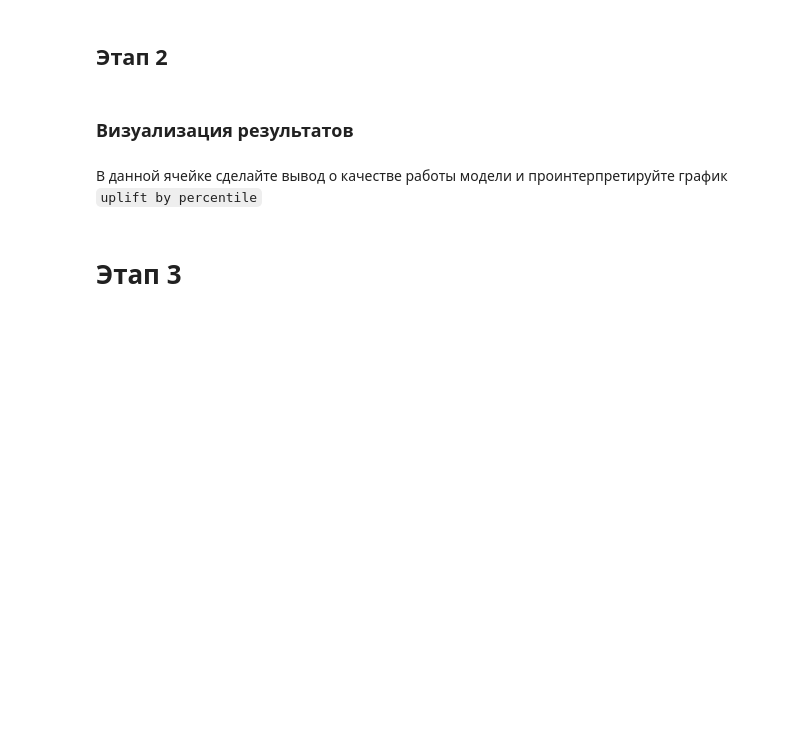
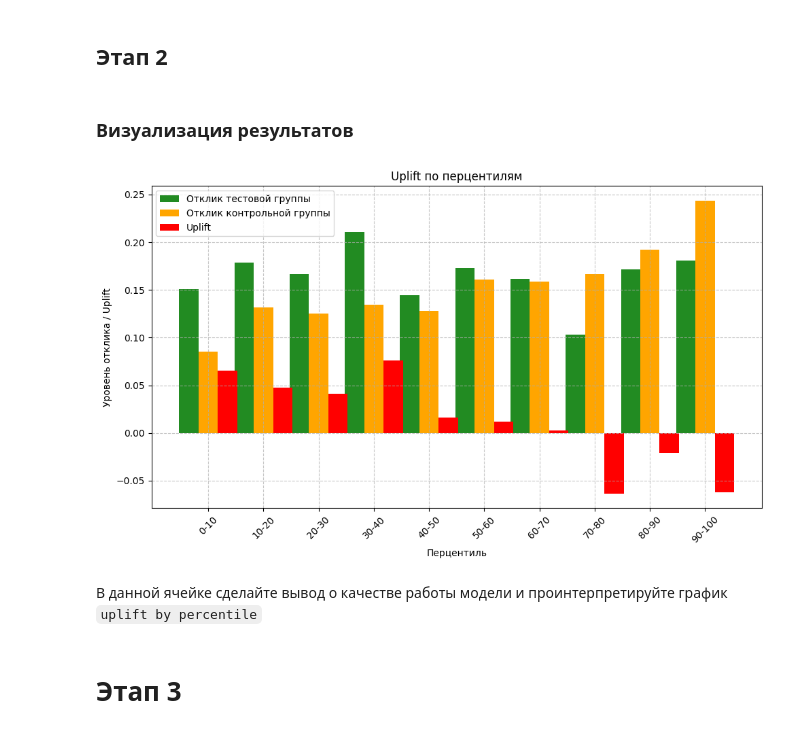
Before and after one commit to kruglikovAlex/mle-uplift-project-2025, a Jupyter notebook: final_project_template.ipynb, the cells around one changed output. Drawn from its saved outputs; the diff is of its cells as text; code cells hidden in the pictures; blank space fills up the shorter version.

```diff
--- a/final_project_template.ipynb
+++ b/final_project_template.ipynb
@@ -2479,0 +2383,31 @@ Uplift@30%: 0.0333
+# %%
+# 1. Загружаем данные
+data = pd.read_parquet('./data/uplift_fp_data_fe.parquet')
+
+# 2. Перекодируем treatment для удобства
+data["group"] = data["treatment"].map({0: "control", 1: "treatment"})
+
+# 3. Разделяем признаки и целевую
+features = [
+    'recency', 'history', 'mens', 'womens', 'newbie',
+    'zip_code_1', 'zip_code_2', 'channel_1', 'channel_2',
+    'history_segment_1', 'history_segment_2', 'history_segment_3',
+    'history_segment_4', 'history_segment_5', 'history_segment_6',
+    'recency_score', 'log_history', 'recency_treat', 'history_treat',
+    'womens_treat'
+]
+X = pd.get_dummies(data[features], drop_first=True)
+y = data["target"]
+treatment = data["treatment"]
+
+# 4. Делим на train/test с учётом стратификации
+X_train, X_test, y_train, y_test, t_train, t_test = train_test_split(
+    X, y, treatment, test_size=0.2, stratify=treatment, random_state=42
+)
+
+# 5. Объединяем X и t для S-learner
+X_train_s = X_train.copy()
+X_train_s["treatment"] = t_train
+
+X_test_s = X_test.copy()
+X_test_s["treatment"] = t_test
@@ -2500,3 +2562,14 @@ print("Best score: ", study.best_value)
 ### Визуализация результатов
 # %%
 from utils import custom_uplift_by_percentile
+# %%
+fig = custom_uplift_by_percentile(
+    y_true=y_test,
+    uplift=uplift,
+    treatment=t_test,
+    kind='bar',
+    bins=10,
+    title='Uplift по перцентилям'
+)
+# %% [output]
+[figure, added]
```
Also changed, not shown: parts of 41 cells of this notebook, 11 other files.
